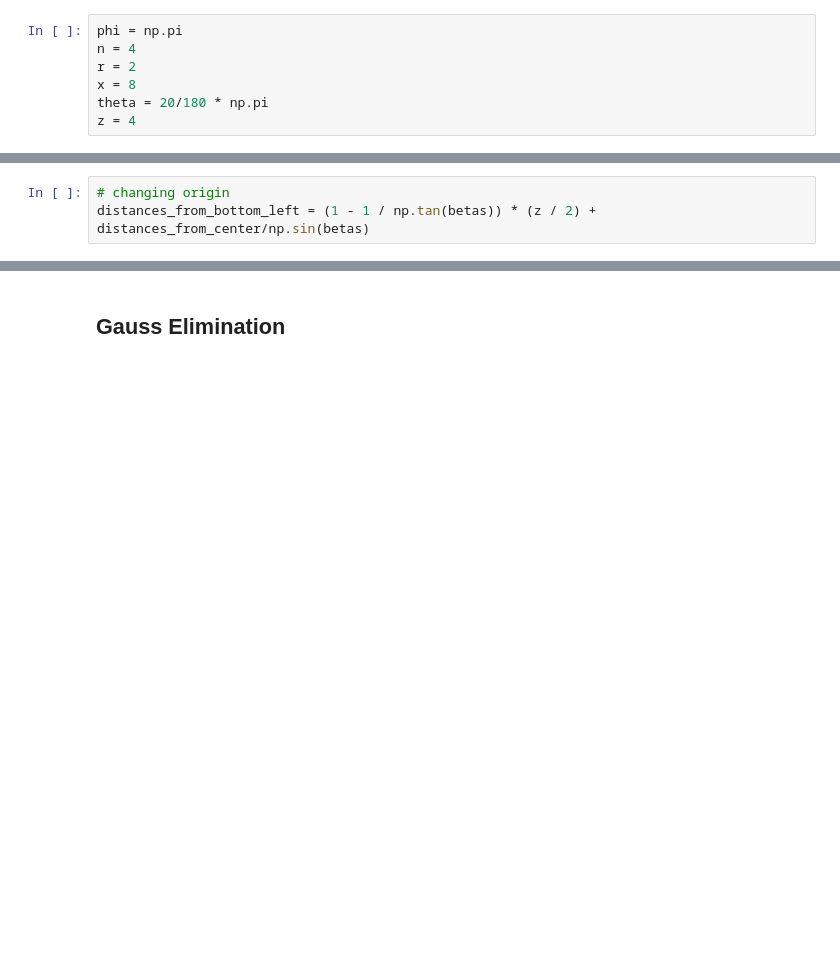
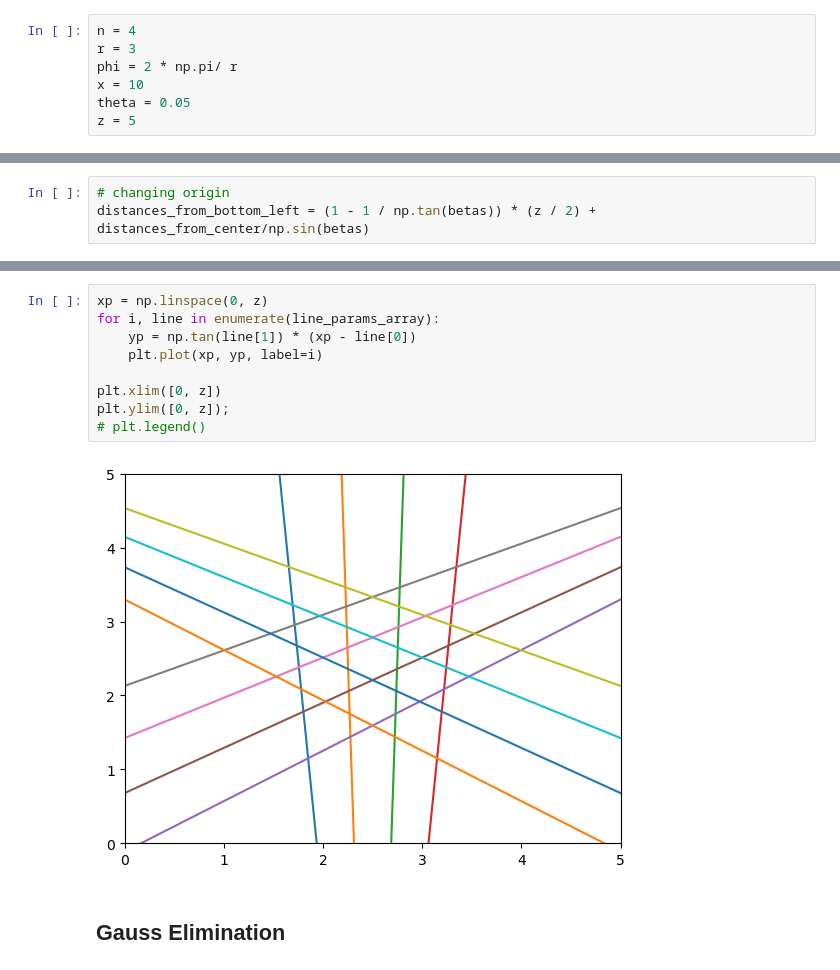
Before and after one commit to aakashks/CT-Reconstruction-2D, a Jupyter notebook: CT_image_reconstruction/implemented_subparts.ipynb, the cells around one changed output, grey strips where cells are left out. Saved outputs shown, nothing was run; the diff lists cells and outputs as text; blank space fills up the shorter version.

```diff
--- a/CT_image_reconstruction/implemented_subparts.ipynb
+++ b/CT_image_reconstruction/implemented_subparts.ipynb
@@ -142,12 +142,12 @@ array([[0.        , 0.        , 0.        , 0.        , 0.        ,
 # %% [markdown]
 ## Line generating logic
 # %%
-phi = np.pi
 n = 4
-r = 2
-x = 8
-theta = 20/180 * np.pi
-z = 4
+r = 3
+phi = 2 * np.pi/ r
+x = 10
+theta = 0.05
+z = 5
 # %%
 phis = np.array([i * phi for i in range(r)], ndmin=2)
 thetas = np.array(
@@ -196,3 +206,14 @@ array([[0.94203812, 1.74532925],
+# %%
+xp = np.linspace(0, z)
+for i, line in enumerate(line_params_array):
+    yp = np.tan(line[1]) * (xp - line[0])
+    plt.plot(xp, yp, label=i)
+
+plt.xlim([0, z])
+plt.ylim([0, z]);
+# plt.legend()
+# %% [output]
+[figure, added]
 # %% [markdown]
 ## Gauss Elimination
 # %%
```
Also changed, not shown: parts of 5 cells of this notebook, 1 other file.
